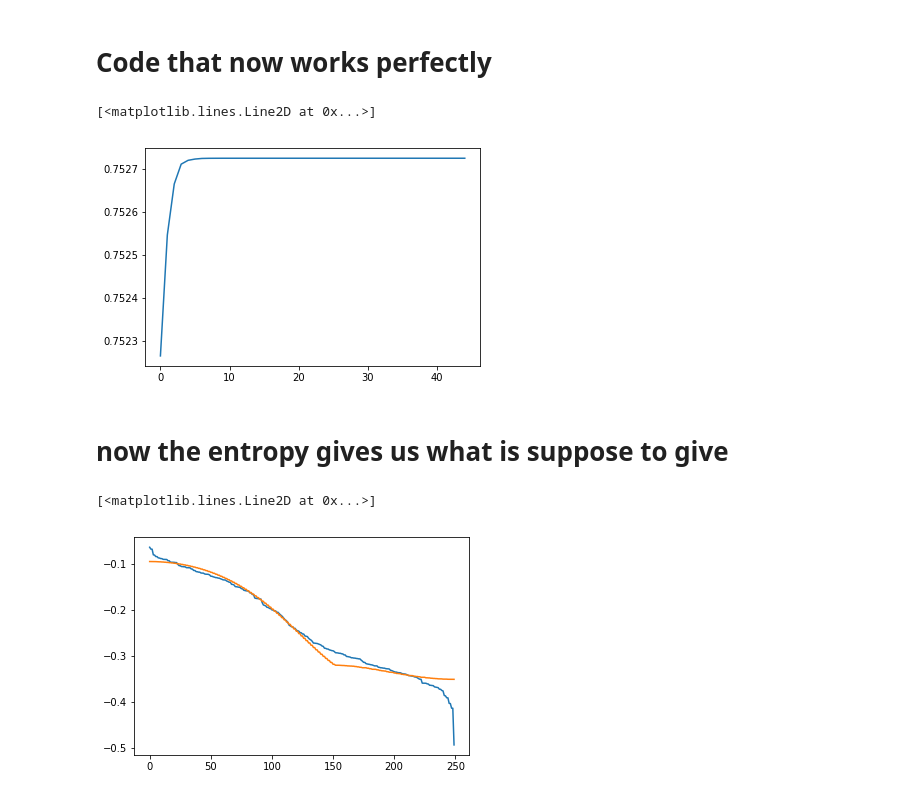
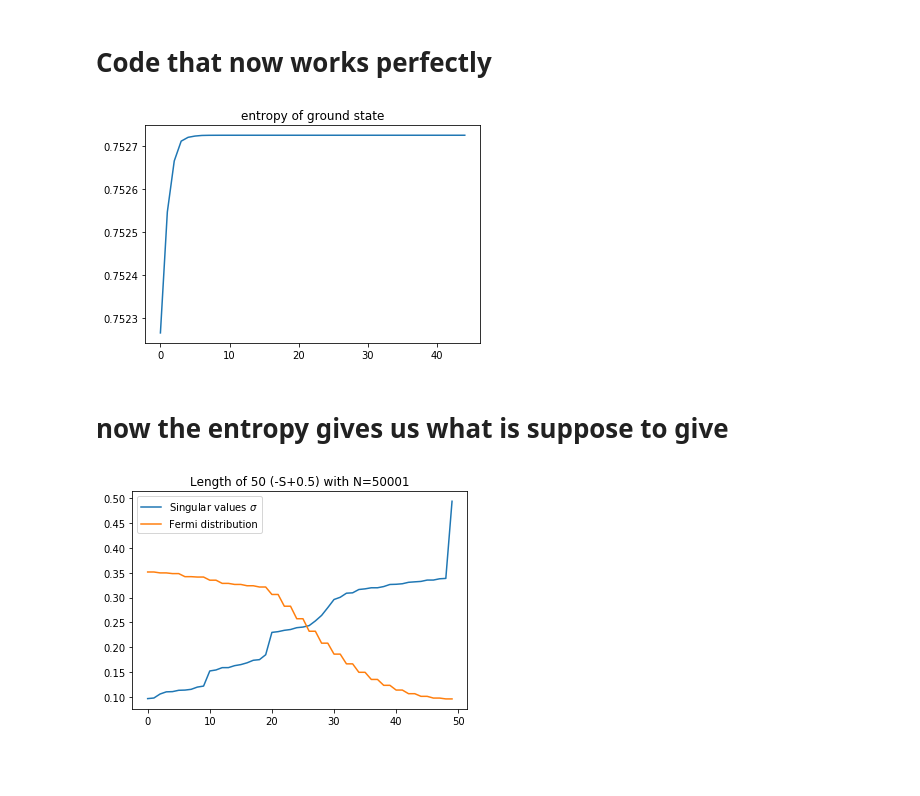
Before and after one commit to jamontanac/Tesis_Master, a Jupyter notebook: XY_model/Fourier_diagonalization/Intento_18_09_19.ipynb, the cells around one changed output. Cells and saved outputs as stored; diff of their text form; code cells hidden in the pictures; blank space fills up the shorter version.

Commit message:
Tests that seems to work unlees the one of the similarity between the fermi dirac distribution and the singular values of the sub sample

```diff
--- a/XY_model/Fourier_diagonalization/Intento_18_09_19.ipynb
+++ b/XY_model/Fourier_diagonalization/Intento_18_09_19.ipynb
@@ -484,31 +484,34 @@ def Covariance_matrix(L,beta,mu,Gamma,Lambda,N_size,Ground=False):
 # %%
 n=np.arange(-(N_size-1)/2,(N_size-1)/2+ 1)
 gap_temp=np.min(Omega(Gamma,Lambda,(2.*np.pi)/float(N_size)*n))
 beta=gap_temp
 mu=0
 result=[]
 for i in range(5, 50):
     New_Cov_matrix=Covariance_matrix(i,beta,mu,Lambda,Gamma,N_size,Ground=True)
     A,S,B=np.linalg.svd(New_Cov_matrix)
     aux=np.sum(Binary_entropy((S+0.5)))
     result.append(aux)
 plt.plot(result)
+plt.title("entropy of ground state")
+plt.show()
 # %% [output]
-[<matplotlib.lines.Line2D at 0x...>]
-[figure, old version]
+[figure, new version]
 # %% [markdown]
 # now the entropy gives us what is suppose to give
 # %%
-L=250
+L=50
 N_size=50001 #
 Gamma=0.5
 Lambda=0.5
 gap_temp=np.min(Omega(Gamma,Lambda,(2.*np.pi)/float(N_size)*n))
 beta=gap_temp
 A,S,B=np.linalg.svd(Covariance_matrix(L,beta,mu,Gamma,Lambda,N_size))
-plt.plot(S-0.5,label="Singular values")
+plt.title("Length of {} (-S+0.5) with N={}".format(L,N_size))
+plt.plot(-S+0.5,label=r"Singular values $\sigma$")
 n=np.arange(-(L-1)/2,(L-1)/2 +1)
-plt.plot(-np.array(sorted(Fermi_dirac(beta,mu,n,N=L),reverse=True))[::-1],label="Fermi distribution")
+plt.plot(np.array(sorted(Fermi_dirac(beta,mu,n,N=L),reverse=True)),label="Fermi distribution")
+plt.legend()
+plt.show()
 # %% [output]
-[<matplotlib.lines.Line2D at 0x...>]
-[figure, old version]
+[figure, new version]
```
Also changed, not shown: parts of 5 cells of this notebook.
